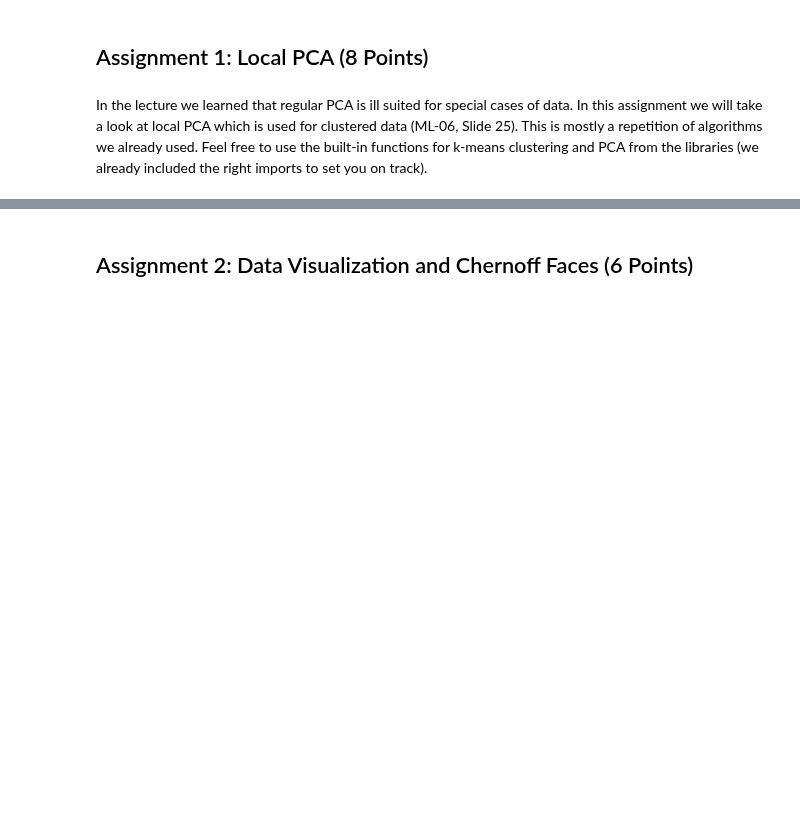
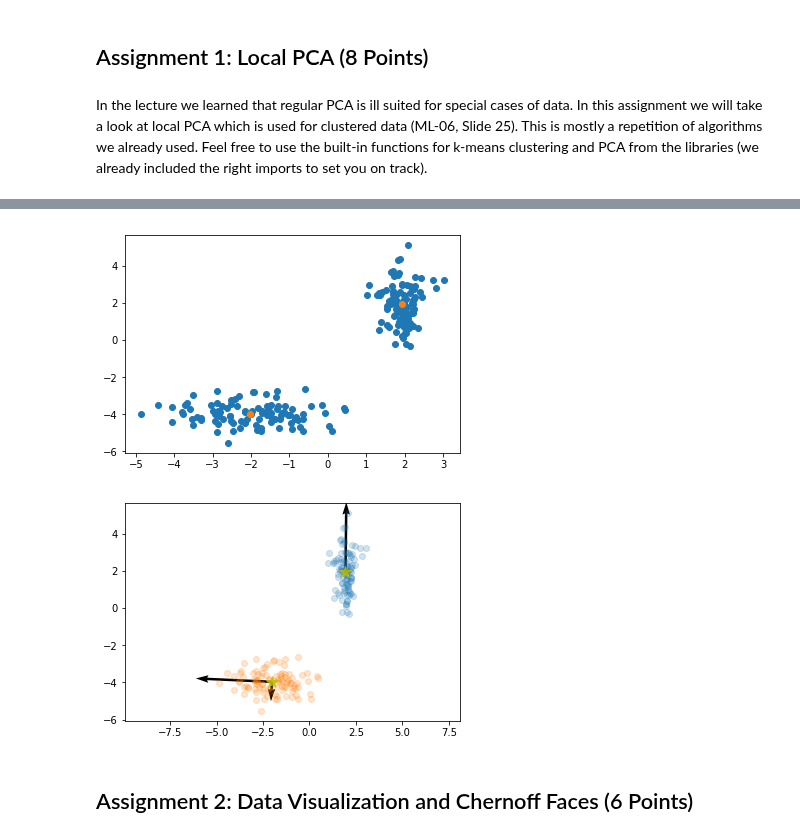
Before and after one commit to meerbrit/ML_SS18, a Jupyter notebook: sheet06.ipynb, the cells around one changed output, grey strips where cells are left out. Drawn from its saved outputs; the diff is of its cells as text; code cells hidden in the pictures; blank space fills up the shorter version.

Commit message:
local pca

```diff
--- a/sheet06.ipynb
+++ b/sheet06.ipynb
@@ -32,7 +32,7 @@ YOUR ANSWER HERE
 # %% [markdown]
 In the lecture we learned that regular PCA is ill suited for special cases of data. In this assignment we will take a look at local PCA which is used for clustered data (ML-06, Slide 25). This is mostly a repetition of algorithms we already used. Feel free to use the built-in functions for k-means clustering and PCA from the libraries (we already included the right imports to set you on track).
 # %%
-%matplotlib notebook
+%matplotlib inline
 
 import numpy as np
 import numpy.random as rnd
@@ -54,12 +54,36 @@ generated_fig.canvas.draw()
 # TODO: Apply k-means to the data.
 # visual analysis leads to k = 2
 centroids, distortion = kmeans(data, 2)
+# print(centroids)
 
+# check the centroids from k-means result
+plt.scatter(centroids[:,0], centroids[:,1])
+# print(distortion)
+
+labels, _ = vq(data, centroids)
+# print(labels)
 
 # TODO: Apply PCA for each cluster and store each two largest components.
-# YOUR CODE HERE
+components = np.empty([np.unique(labels).size, 2, 2])
+for idx in np.unique(labels):
+    pca = PCA(2)
+    pca.fit(data[labels==idx])
+    # component scaling as per their eigen values
+    components[idx] = (pca.components_.T * pca.explained_variance_).T
 
 
 # TODO: Plot the results of k-means and local PCA
-# YOUR CODE HERE
+fig = plt.figure('Local PCA')
+
+# make cluster centroids the same format as the PCs
+trans_centroid = np.tile(centroids[np.newaxis], (components.shape[0], 1, 1))
+
+# plot data, PCs and centroids
+for i, idx in enumerate(np.unique(labels)):
+    plt.plot(*zip(*data[labels==idx]), 'o', alpha=0.2)
+    plt.quiver(*trans_centroid[:,i,:].T, *components[i,:,:].T, scale_units='xy', scale=0.3)
+
+plt.plot(centroids[:,0], centroids[:,1], '*y', markersize=12, alpha=0.8)
+plt.gca().axis('equal')
+fig.canvas.draw()
 # %% [output]
@@ -68,3 +90,5 @@ centroids, distortion = kmeans(data, 2)
+[figure, added]
+[figure, added]
 # %% [markdown]
 ## Assignment 2: Data Visualization and Chernoff Faces (6 Points)
 # %% [markdown]
```
Also changed, not shown: parts of 3 cells of this notebook.
